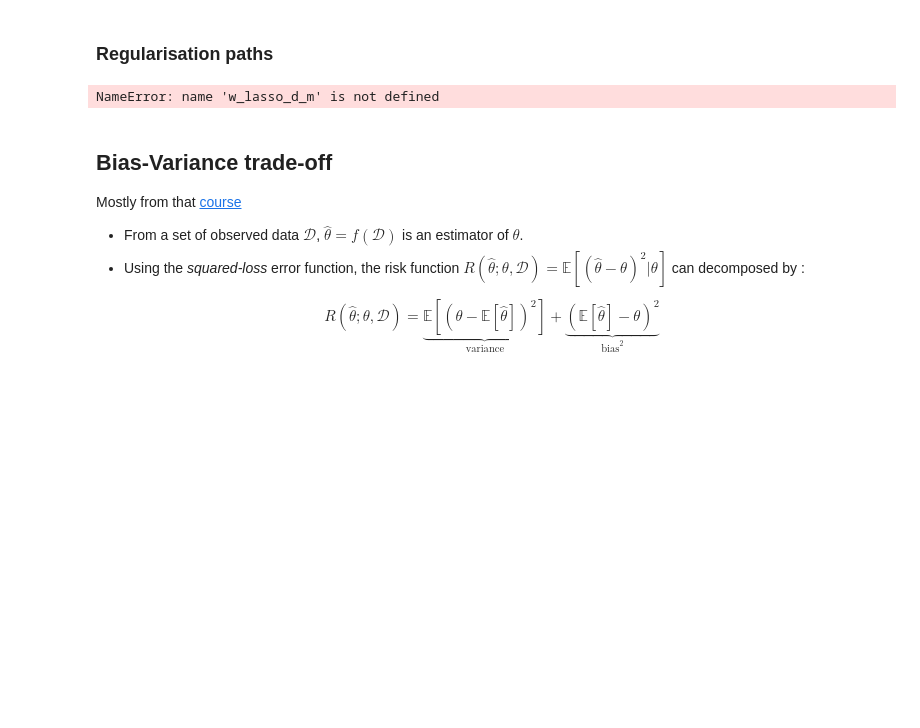
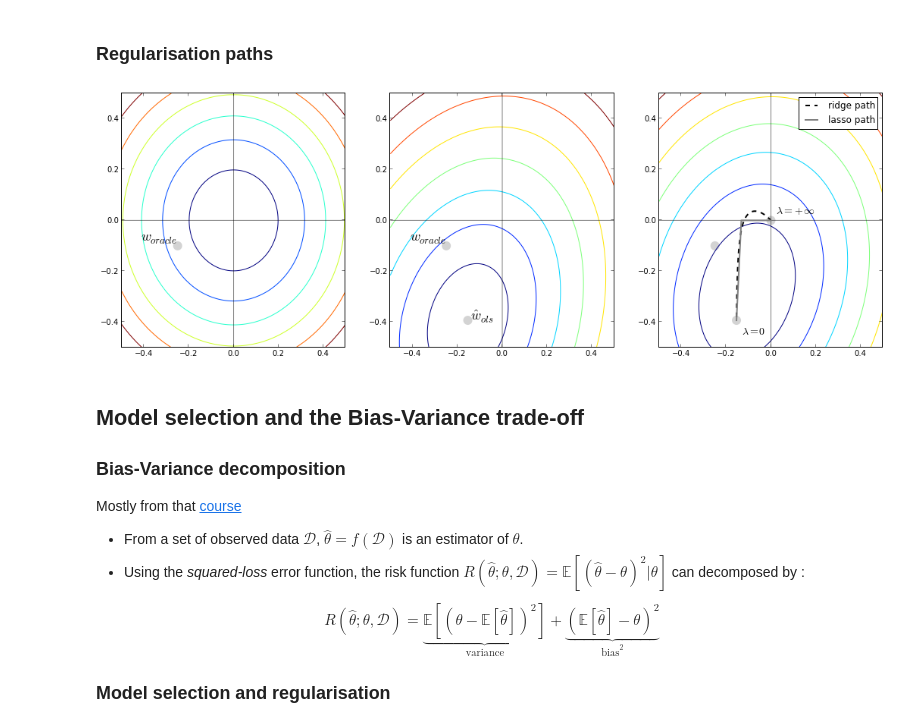
Before and after one commit to pilipolio/20130624_RegressionAndBiasVarianceTalk, a Jupyter notebook: LinearRegression.ipynb, the cells around one changed output. Cells and saved outputs as stored; diff of their text form; code cells hidden in the pictures; blank space fills up the shorter version.

Commit message:
Briefly introduced model selection.

```diff
--- a/LinearRegression.ipynb
+++ b/LinearRegression.ipynb
@@ -216,6 +216,10 @@ penalization_grid = np.reshape(
 
 # Building regularisation paths
 w_2_path, w_3_path = zip(*[ridge_regression(X_n_d, y_n, lbda)[1:] for lbda in np.logspace(-2, 3, 100)])
+
+from sklearn.linear_model import lars_path
+lasso_lambdas_m, lasso_active_m, w_lasso_d_m = lars_path(X_n_d, y_n, method='lasso')
+
 w_lasso_2_path, w_lasso_3_path = w_lasso_d_m[1:,:]
 
 def plot_weight_space(ax, x_grid, y_grid, z_grid):
@@ -223,38 +227,39 @@ def plot_weight_space(ax, x_grid, y_grid, z_grid):
     ax.vlines(0, -.5, .5, alpha=.5)
     ax.hlines(0, -.5, .5, alpha=.5)
     ax.set_xlim(-.5, .5)
     ax.set_ylim(-.5, .5)
 
 f, (ax1, ax2, ax3) = plt.subplots(1,3)
 f.set_size_inches(18, 6)
 
 plot_weight_space(ax1, w2_grid, w3_grid, penalization_grid)
 ax1.scatter(w_oracle[1], w_oracle[2], marker="o", color="lightgrey", s=80, linewidth=3);
 ax1.text(w_oracle[1], w_oracle[2], s="$w_{oracle} \ $", size=18, weight='bold', va='bottom', ha='right');
 
 plot_weight_space(ax2, w2_grid, w3_grid, error_grid)
 ax2.scatter(w_ols[1], w_ols[2], marker="o", color="lightgrey", s=80, linewidth=3)
 ax2.text(w_ols[1], w_ols[2], s="$ \ \hat{w}_{ols}$", size=18, weight='bold')
 ax2.scatter(w_oracle[1], w_oracle[2], marker="o", color="lightgrey", s=80, linewidth=3);
 ax2.text(w_oracle[1], w_oracle[2], s="$w_{oracle} \ $", size=18, weight='bold', va='bottom', ha='right');
 
 plot_weight_space(ax3, w2_grid, w3_grid, error_grid + penalization_grid)
 
-ax3.scatter(0, 0, marker="o", color="grey", s=80, linewidth=3)
+ax3.scatter(0, 0, marker="o", color="lightgrey", s=80, linewidth=3)
 ax3.scatter(w_oracle[1], w_oracle[2], marker="o", color="lightgrey", s=80, linewidth=3);
 ax3.scatter(w_ols[1], w_ols[2], marker="o", color="lightgrey", s=80, linewidth=3)
 
 ax3.plot(w_2_path, w_3_path, color='k', lw=2, ls='--', label='ridge path')
 ax3.plot(w_lasso_2_path, w_lasso_3_path, color='grey', lw=2, ls='-', label='lasso path')
 ax3.text(w_ols[1]+0.025, w_ols[2]-0.025, s="$\lambda=0$", size=14, weight='bold', ha='left', va='top')
 ax3.text(0.025, 0.025, s="$\lambda=+\infty$", size=14, weight='bold')
 
 plt.legend();
 # %% [output]
-NameError: name 'w_lasso_d_m' is not defined
+[figure, added]
 # %% [markdown]
-## Bias-Variance trade-off
+## Model selection and the Bias-Variance trade-off
 
+### Bias-Variance decomposition
 Mostly from that [course](http://www.youtube.com/watch?v=C3nIFH649wY&list=PLD0F06AA0D2E8FFBA&index=70)
 
 - From a set of observed data $\mathcal{D}$, $\hat{\theta} = f(\mathcal{D})$ is an estimator of $\theta$.
@@ -263,3 +268,5 @@ Mostly from that [course](http://www.youtube.com/watch?v=C3nIFH649wY&list=PLD0F0
 $$
 R(\hat{\theta};\theta, \mathcal{D}) = \underbrace{\mathbb{E}[(\hat{\theta} - \mathbb{E}[\hat{\theta}])^2]} _ {\text{variance}} + \underbrace{(\mathbb{E}[\hat{\theta}] - \theta)^2} _ {\text{bias}^2}
 $$
+
+### Model selection and regularisation
```
